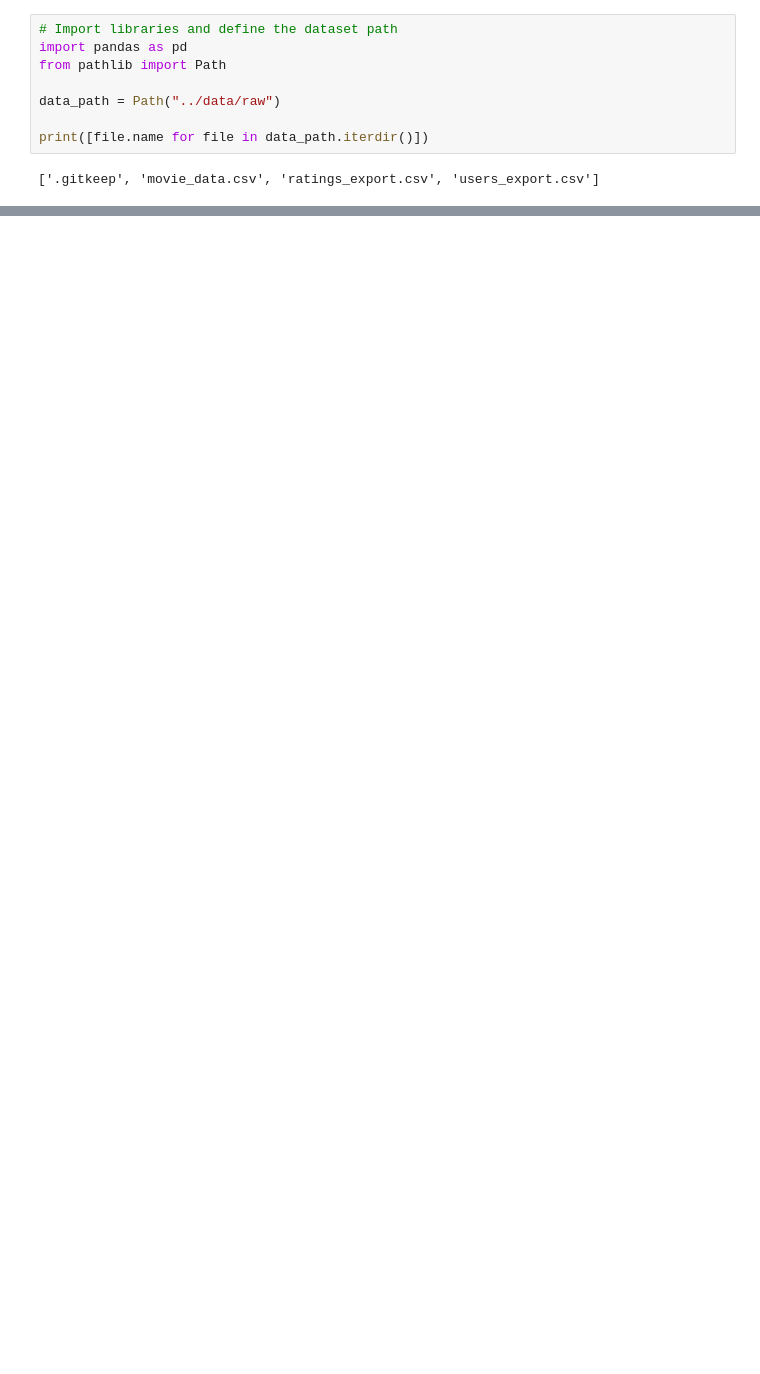
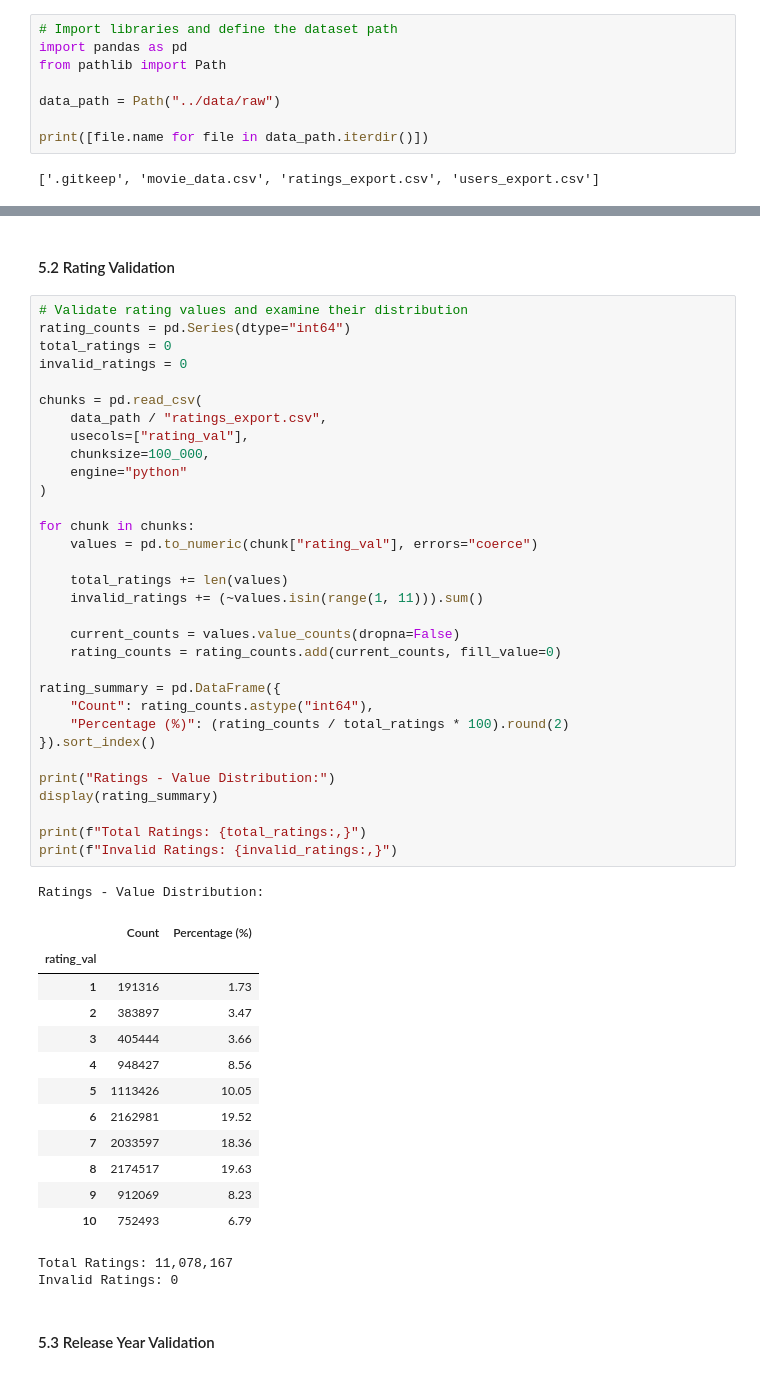
Before and after one commit to Abdallah-9i/letterboxd-stars-analysis, a Jupyter notebook: notebooks/01_data_exploration.ipynb, the cells around one changed output, grey strips where cells are left out. Saved outputs shown, nothing was run; the diff lists cells and outputs as text; blank space fills up the shorter version.

```diff
--- a/notebooks/01_data_exploration.ipynb
+++ b/notebooks/01_data_exploration.ipynb
@@ -63,0 +356,52 @@ for name, filename in files.items():
+# %% [markdown]
+#### 5.2 Rating Validation
+# %%
+# Validate rating values and examine their distribution
+rating_counts = pd.Series(dtype="int64")
+total_ratings = 0
+invalid_ratings = 0
+
+chunks = pd.read_csv(
+    data_path / "ratings_export.csv",
+    usecols=["rating_val"],
+    chunksize=100_000,
+    engine="python"
+)
+
+for chunk in chunks:
+    values = pd.to_numeric(chunk["rating_val"], errors="coerce")
+
+    total_ratings += len(values)
+    invalid_ratings += (~values.isin(range(1, 11))).sum()
+
+    current_counts = values.value_counts(dropna=False)
+    rating_counts = rating_counts.add(current_counts, fill_value=0)
+
+rating_summary = pd.DataFrame({
+    "Count": rating_counts.astype("int64"),
+    "Percentage (%)": (rating_counts / total_ratings * 100).round(2)
+}).sort_index()
+
+print("Ratings - Value Distribution:")
+display(rating_summary)
+
+print(f"Total Ratings: {total_ratings:,}")
+print(f"Invalid Ratings: {invalid_ratings:,}")
+# %% [output]
+Ratings - Value Distribution:
+|  | Count | Percentage (%) |
+| rating_val |  |  |
+| 1 | 191316 | 1.73 |
+| 2 | 383897 | 3.47 |
+| 3 | 405444 | 3.66 |
+| 4 | 948427 | 8.56 |
+| 5 | 1113426 | 10.05 |
+| 6 | 2162981 | 19.52 |
+| 7 | 2033597 | 18.36 |
+| 8 | 2174517 | 19.63 |
+| 9 | 912069 | 8.23 |
+| 10 | 752493 | 6.79 |
+Total Ratings: 11,078,167
+Invalid Ratings: 0
+# %% [markdown]
+#### 5.3 Release Year Validation
```
Also changed, not shown: parts of 23 cells of this notebook.
